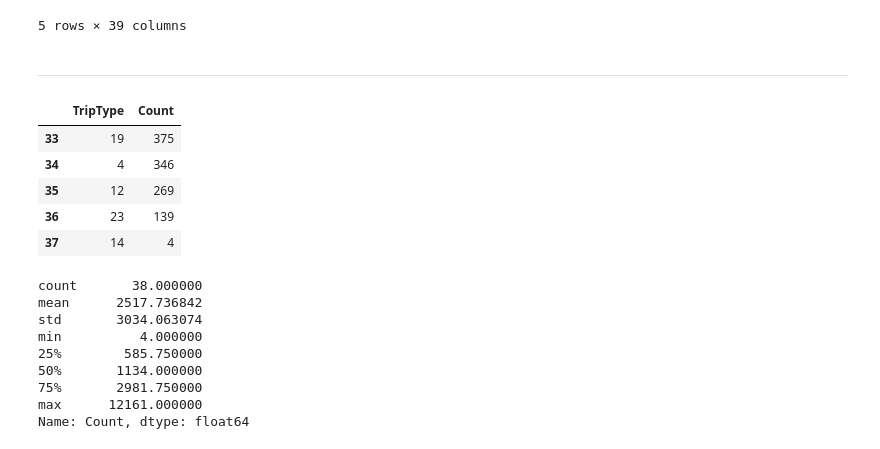
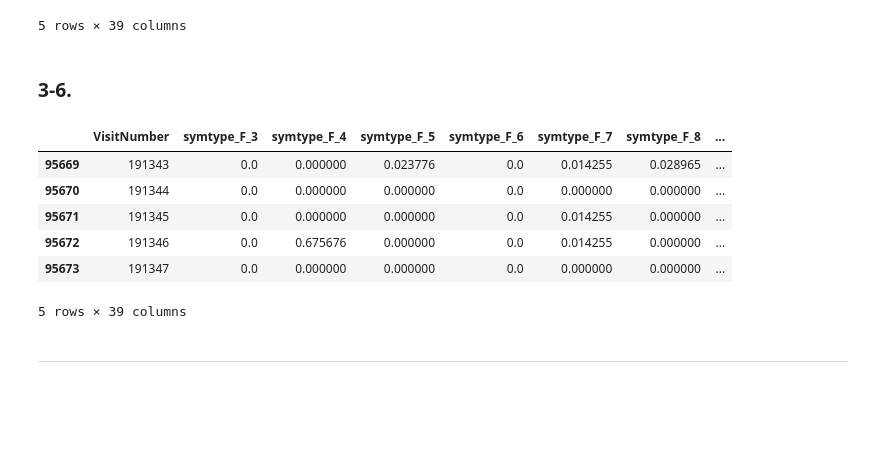
Before and after one commit to YounginLEE/DSS7_Team3, a Jupyter notebook: Main/Team3_it.ipynb, the cells around one changed output. Cells and saved outputs as stored; diff of their text form; code cells hidden in the pictures; blank space fills up the shorter version.

```diff
--- a/Main/Team3_it.ipynb
+++ b/Main/Team3_it.ipynb
@@ -408,34 +444,19 @@ mhf.tail()
 | 95672 | 191346 | 8.0 | 10.0 | 15.0 | 12.0 | 16.0 | 15.0 | 12.0 | ... |
 | 95673 | 191347 | 0.0 | 0.0 | 2.0 | 2.0 | 2.0 | 2.0 | 1.0 | ... |
 5 rows × 39 columns
+# %% [markdown]
+### 3-6.
+# %%
+fn_rate = pd.read_csv("fineline_rate_by_type.csv")
+# %%
+fn_rate.tail()
+# %% [output]
+|  | VisitNumber | symtype_F_3 | symtype_F_4 | symtype_F_5 | symtype_F_6 | symtype_F_7 | symtype_F_8 | ... |
+| 95669 | 191343 | 0.0 | 0.000000 | 0.023776 | 0.0 | 0.014255 | 0.028965 | ... |
+| 95670 | 191344 | 0.0 | 0.000000 | 0.000000 | 0.0 | 0.000000 | 0.000000 | ... |
+| 95671 | 191345 | 0.0 | 0.000000 | 0.000000 | 0.0 | 0.014255 | 0.000000 | ... |
+| 95672 | 191346 | 0.0 | 0.675676 | 0.000000 | 0.0 | 0.014255 | 0.000000 | ... |
+| 95673 | 191347 | 0.0 | 0.000000 | 0.000000 | 0.0 | 0.000000 | 0.000000 | ... |
+5 rows × 39 columns
 # %% [markdown]
 -------------------
-# %%
-df = train[['TripType', 'VisitNumber']].groupby(['VisitNumber']).mean()
-df.reset_index(inplace=True)
-df = df.groupby("TripType").size()
-df = pd.DataFrame(df)
-df.reset_index(inplace=True)
-df.rename(columns={0:"Count"}, inplace=True)
-df.sort_values(by=["Count"], ascending=False, axis=0, inplace=True)
-df.reset_index(inplace=True, drop=True)
-df.tail()
-# %% [output]
-|  | TripType | Count |
-| 33 | 19 | 375 |
-| 34 | 4 | 346 |
-| 35 | 12 | 269 |
-| 36 | 23 | 139 |
-| 37 | 14 | 4 |
-# %%
-df["Count"].describe()
-# %% [output]
-count       38.000000
-mean      2517.736842
-std       3034.063074
-min          4.000000
-25%        585.750000
-50%       1134.000000
-75%       2981.750000
-max      12161.000000
-Name: Count, dtype: float64
```
Also changed, not shown: parts of 24 cells of this notebook.
